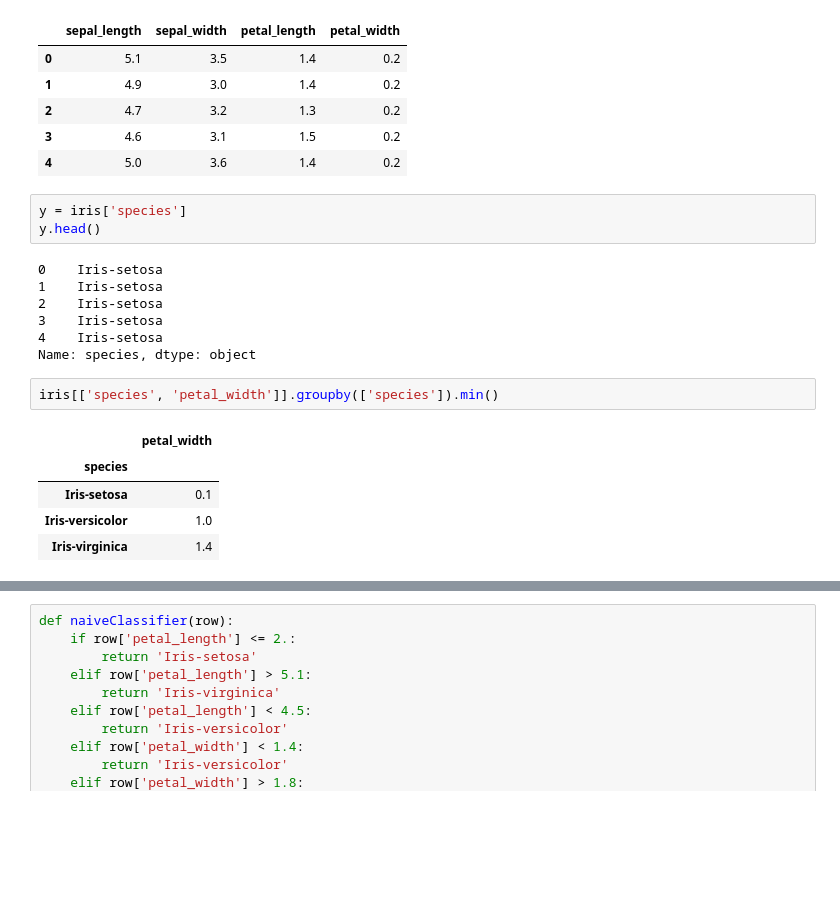
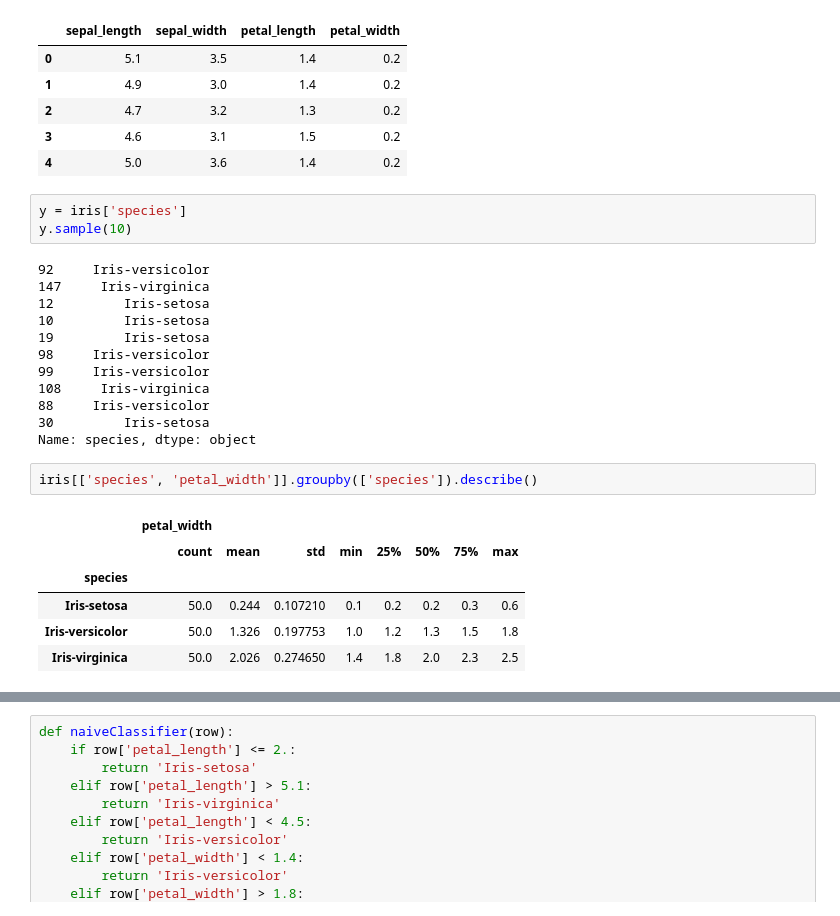
Before and after one commit to miguelAlessandro/Curso-CM072, a Jupyter notebook: Tareas/Tarea1.ipynb, the cells around one changed output, grey strips where cells are left out. Cells and saved outputs as stored; diff of their text form; blank space fills up the shorter version.

```diff
--- a/Tareas/Tarea1.ipynb
+++ b/Tareas/Tarea1.ipynb
@@ -54,19 +54,25 @@ X.head()
 | 4 | 5.0 | 3.6 | 1.4 | 0.2 |
 # %%
 y = iris['species']
-y.head()
+y.sample(10)
 # %% [output]
-0    Iris-setosa
-1    Iris-setosa
-2    Iris-setosa
-3    Iris-setosa
-4    Iris-setosa
+92     Iris-versicolor
+147     Iris-virginica
+12         Iris-setosa
+10         Iris-setosa
+19         Iris-setosa
+98     Iris-versicolor
+99     Iris-versicolor
+108     Iris-virginica
+88     Iris-versicolor
+30         Iris-setosa
 Name: species, dtype: object
 # %%
-iris[['species', 'petal_width']].groupby(['species']).min()
+iris[['species', 'petal_width']].groupby(['species']).describe()
 # %% [output]
-|  | petal_width |
-| species |  |
-| Iris-setosa | 0.1 |
-| Iris-versicolor | 1.0 |
-| Iris-virginica | 1.4 |
+|  | petal_width |  |  |  |  |  |  |  |
+|  | count | mean | std | min | 25% | 50% | 75% | max |
+| species |  |  |  |  |  |  |  |  |
+| Iris-setosa | 50.0 | 0.244 | 0.107210 | 0.1 | 0.2 | 0.2 | 0.3 | 0.6 |
+| Iris-versicolor | 50.0 | 1.326 | 0.197753 | 1.0 | 1.2 | 1.3 | 1.5 | 1.8 |
+| Iris-virginica | 50.0 | 2.026 | 0.274650 | 1.4 | 1.8 | 2.0 | 2.3 | 2.5 |
```
Also changed, not shown: parts of 12 cells of this notebook.
